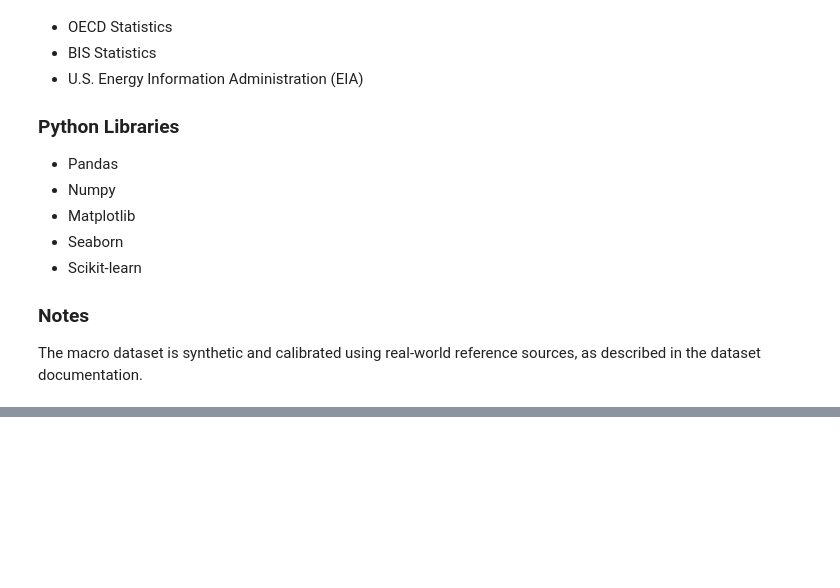
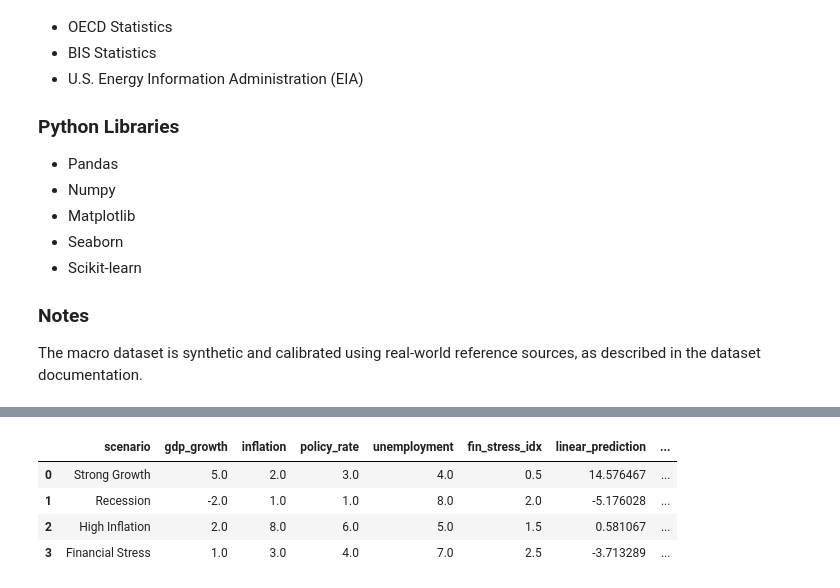
Before and after one commit to Wexwer/Macroeconomics-Indicators-Effect, a Jupyter notebook: Data Science/Exam-Project/Data Source/macroeconomic_indicators_effect_project.ipynb, the cells around one changed output, grey strips where cells are left out. Cells and saved outputs as stored; diff of their text form; code cells hidden in the pictures; blank space fills up the shorter version.

```diff
--- a/Data Science/Exam-Project/Data Source/macroeconomic_indicators_effect_project.ipynb
+++ b/Data Science/Exam-Project/Data Source/macroeconomic_indicators_effect_project.ipynb
@@ -1643,0 +1680,13 @@ The macro dataset is synthetic and calibrated using real-world reference sources
+# %%
+scenarios["linear_prediction"] = model.predict(scenarios[features])
+
+# Predict using Random Forest
+scenarios["rf_prediction"] = rf_model.predict(scenarios[features])
+
+scenarios
+# %% [output]
+|  | scenario | gdp_growth | inflation | policy_rate | unemployment | fin_stress_idx | linear_prediction | ... |
+| 0 | Strong Growth | 5.0 | 2.0 | 3.0 | 4.0 | 0.5 | 14.576467 | ... |
+| 1 | Recession | -2.0 | 1.0 | 1.0 | 8.0 | 2.0 | -5.176028 | ... |
+| 2 | High Inflation | 2.0 | 8.0 | 6.0 | 5.0 | 1.5 | 0.581067 | ... |
+| 3 | Financial Stress | 1.0 | 3.0 | 4.0 | 7.0 | 2.5 | -3.713289 | ... |
```
Also changed, not shown: parts of 5 cells of this notebook.
